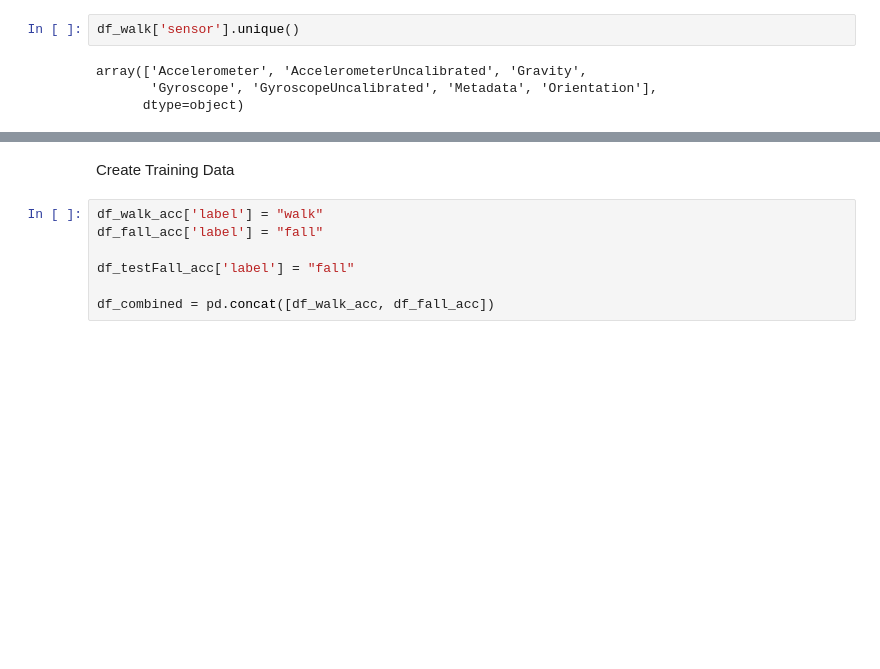
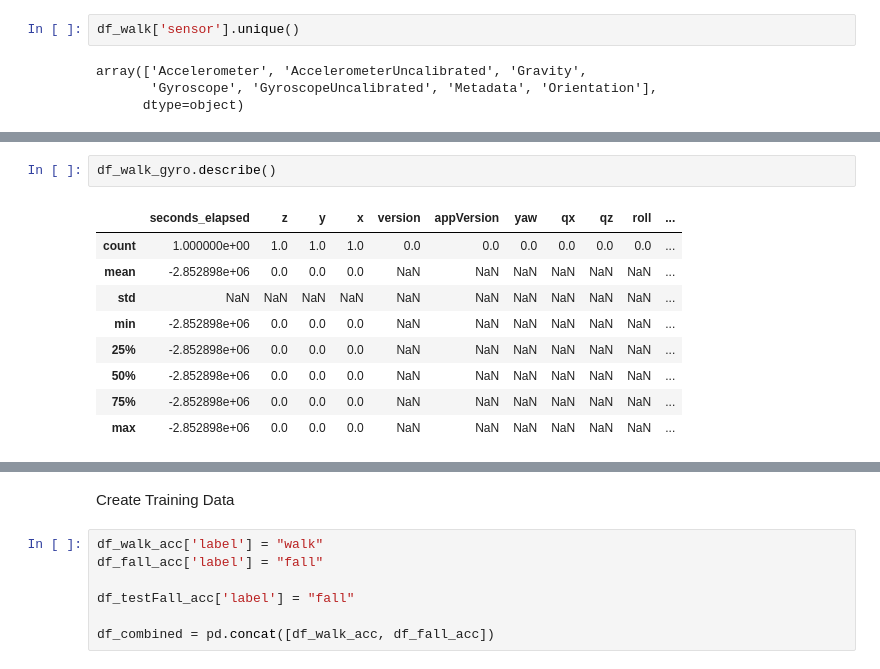
Before and after one commit to prizyou/Lexicon-Legends, a Jupyter notebook: proofConceptFALL.ipynb, the cells around one changed output, grey strips where cells are left out. Drawn from its saved outputs; the diff is of its cells as text; blank space fills up the shorter version.

```diff
--- a/proofConceptFALL.ipynb
+++ b/proofConceptFALL.ipynb
@@ -69,4 +79,16 @@ df_fall_acc = df_fall[df_fall['sensor'] == 'AccelerometerUncalibrated']
 df_testFall_acc = df_testFall[df_testFall['sensor'] == 'AccelerometerUncalibrated']
+# %%
+df_walk_gyro.describe()
+# %% [output]
+|  | seconds_elapsed | z | y | x | version | appVersion | yaw | qx | qz | roll | ... |
+| count | 1.000000e+00 | 1.0 | 1.0 | 1.0 | 0.0 | 0.0 | 0.0 | 0.0 | 0.0 | 0.0 | ... |
+| mean | -2.852898e+06 | 0.0 | 0.0 | 0.0 | NaN | NaN | NaN | NaN | NaN | NaN | ... |
+| std | NaN | NaN | NaN | NaN | NaN | NaN | NaN | NaN | NaN | NaN | ... |
+| min | -2.852898e+06 | 0.0 | 0.0 | 0.0 | NaN | NaN | NaN | NaN | NaN | NaN | ... |
+| 25% | -2.852898e+06 | 0.0 | 0.0 | 0.0 | NaN | NaN | NaN | NaN | NaN | NaN | ... |
+| 50% | -2.852898e+06 | 0.0 | 0.0 | 0.0 | NaN | NaN | NaN | NaN | NaN | NaN | ... |
+| 75% | -2.852898e+06 | 0.0 | 0.0 | 0.0 | NaN | NaN | NaN | NaN | NaN | NaN | ... |
+| max | -2.852898e+06 | 0.0 | 0.0 | 0.0 | NaN | NaN | NaN | NaN | NaN | NaN | ... |
 # %%
 df_walk_acc = df_walk_acc[['z','x','y']]
 df_fall_acc = df_fall_acc[['z','x','y']]
```
Also changed, not shown: parts of 7 cells of this notebook.
